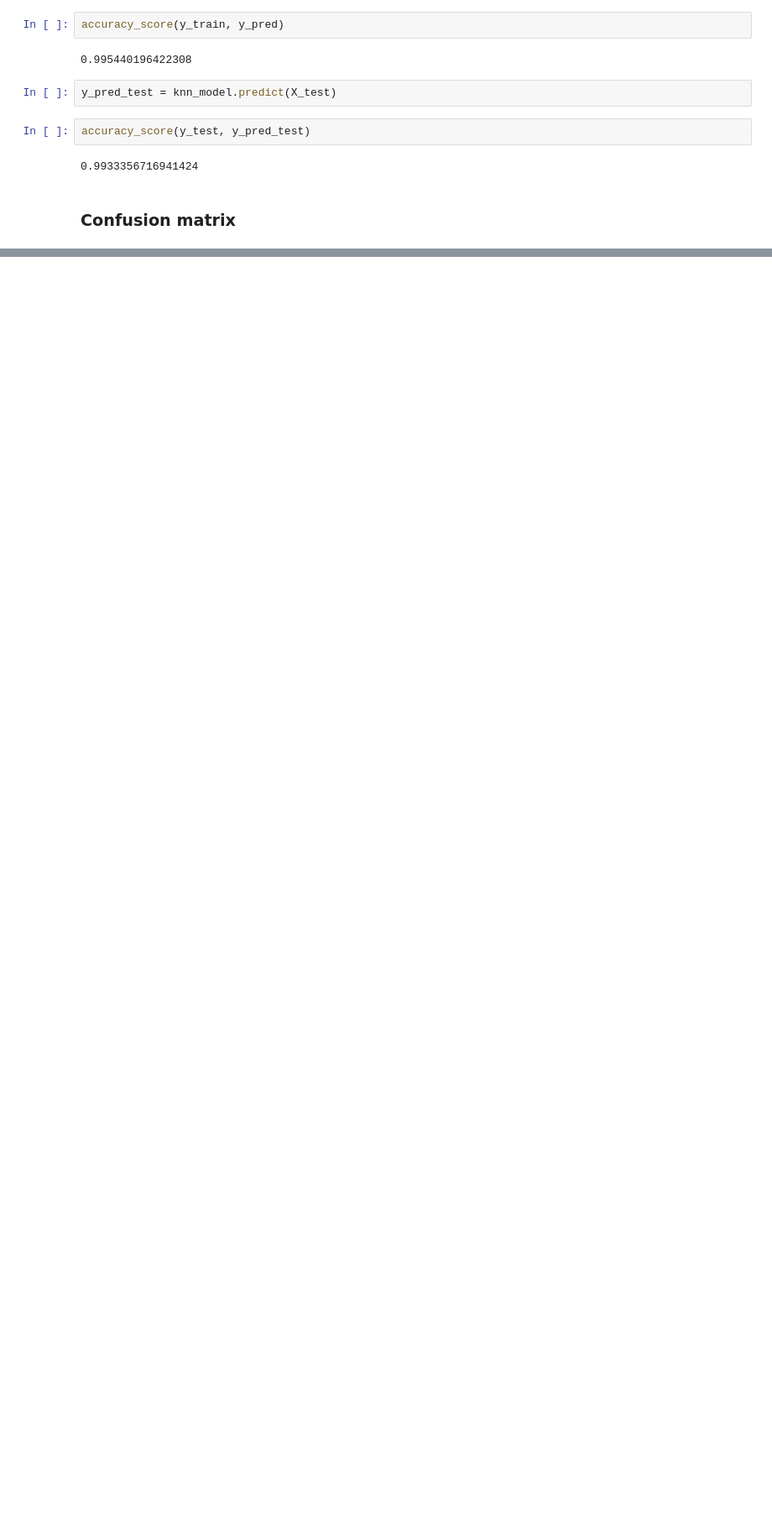
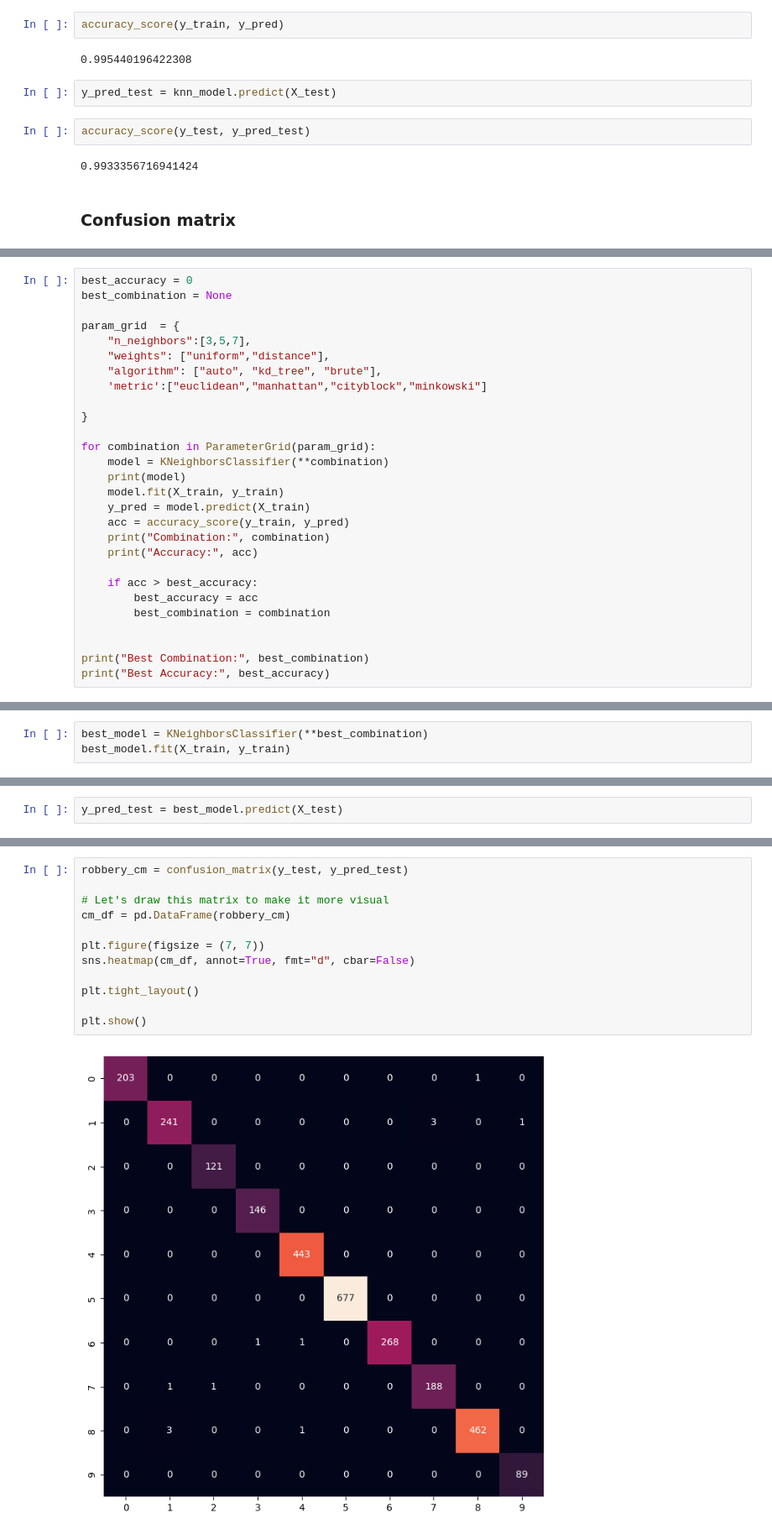
Before and after one commit to LAFG16/final_proyect_crime, a Jupyter notebook: src/05.2 robbery_model.ipynb, the cells around one changed output, grey strips where cells are left out. Shown: that part at 84% size. Cells and saved outputs as stored; diff of their text form; blank space fills up the shorter version.

```diff
--- a/src/05.2 robbery_model.ipynb
+++ b/src/05.2 robbery_model.ipynb
@@ -129,0 +132,28 @@ plt.show()
+# %%
+best_accuracy = 0
+best_combination = None
+
+param_grid  = {
+    "n_neighbors":[3,5,7],
+    "weights": ["uniform","distance"],
+    "algorithm": ["auto", "kd_tree", "brute"],
+    'metric':["euclidean","manhattan","cityblock","minkowski"]
+
+}
+
+for combination in ParameterGrid(param_grid):
+    model = KNeighborsClassifier(**combination)
+    print(model)
+    model.fit(X_train, y_train)
+    y_pred = model.predict(X_train)
+    acc = accuracy_score(y_train, y_pred)
+    print("Combination:", combination)
+    print("Accuracy:", acc)
+
+    if acc > best_accuracy:
+        best_accuracy = acc
+        best_combination = combination
+
+
+print("Best Combination:", best_combination)
+print("Best Accuracy:", best_accuracy)
@@ -129,0 +185,3 @@ plt.show()
+# %%
+best_model = KNeighborsClassifier(**best_combination)
+best_model.fit(X_train, y_train)
@@ -132,0 +199,2 @@ dump(model, open("../models/model_robbery.pk", "wb"))
+# %%
+y_pred_test = best_model.predict(X_test)
@@ -133,3 +207,17 @@ dump(model, open("../models/model_robbery.pk", "wb"))
+# %%
+robbery_cm = confusion_matrix(y_test, y_pred_test)
+
+# Let's draw this matrix to make it more visual
+cm_df = pd.DataFrame(robbery_cm)
+
+plt.figure(figsize = (7, 7))
+sns.heatmap(cm_df, annot=True, fmt="d", cbar=False)
+
+plt.tight_layout()
+
+plt.show()
+# %% [output]
+[figure, added]
 # %% [markdown]
 Conclusion:
 
```
Also changed, not shown: parts of 10 cells of this notebook, 4 other files.
